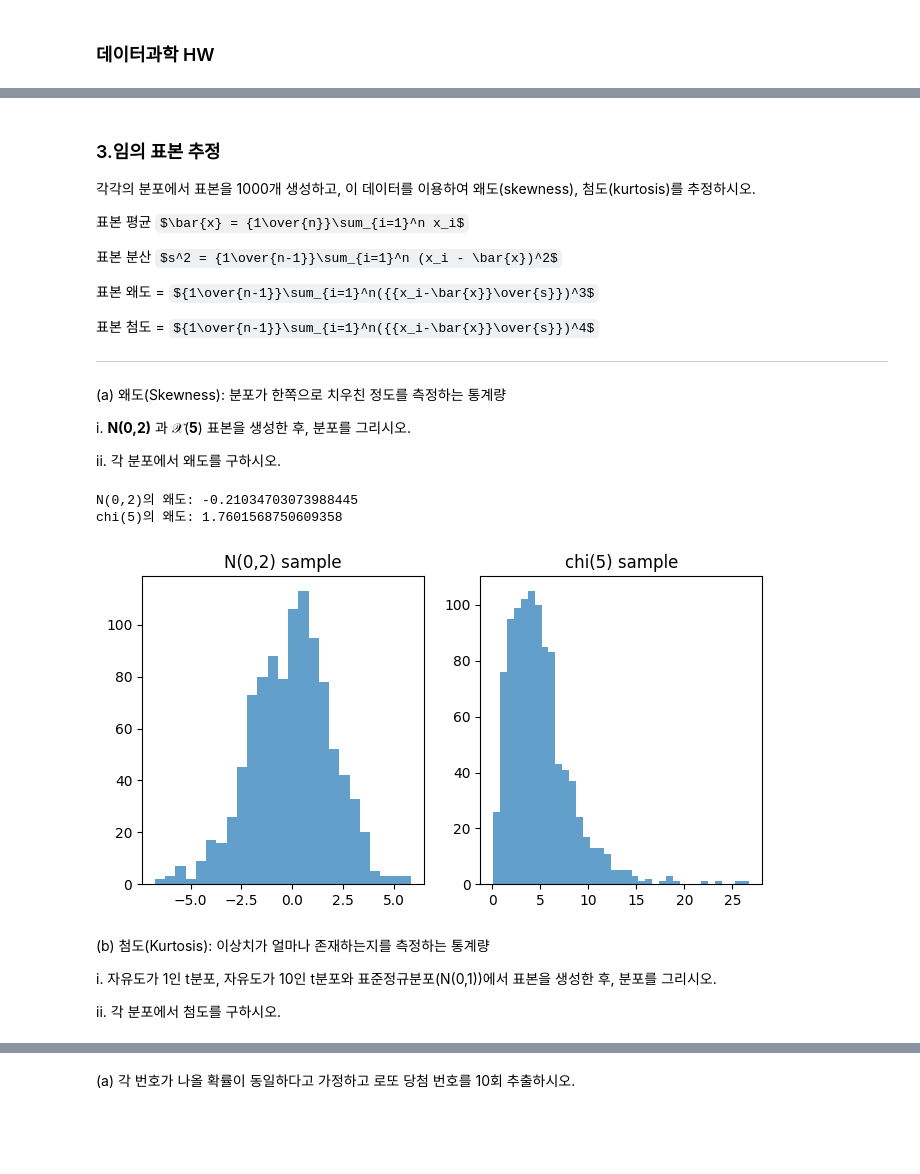
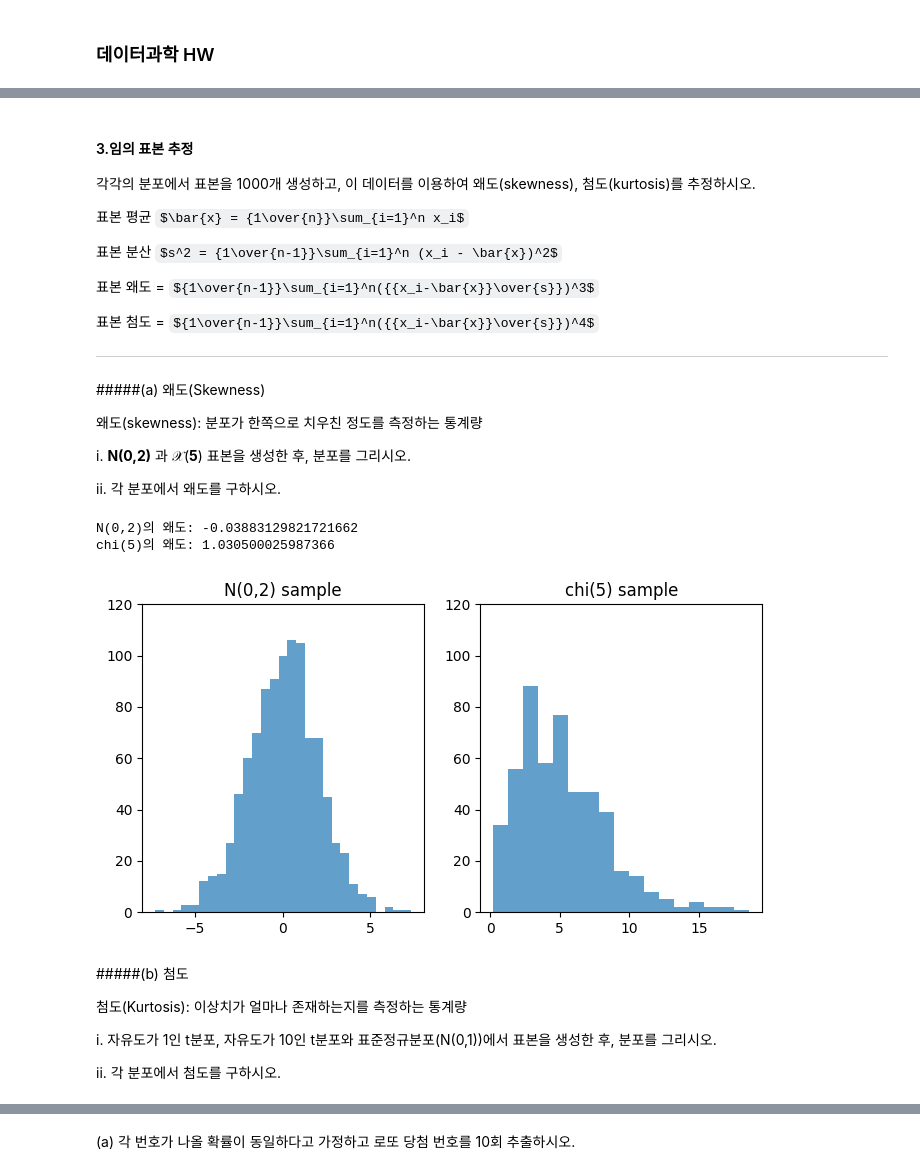
Before and after one commit to reiple/ds2_data_mining_hw, a Jupyter notebook: DataMining_HW.ipynb, the cells around one changed output, grey strips where cells are left out. Saved outputs shown, nothing was run; the diff lists cells and outputs as text; code cells hidden in the pictures; some formulas as TeX source; blank space fills up the shorter version.

```diff
--- a/DataMining_HW.ipynb
+++ b/DataMining_HW.ipynb
@@ -14,5 +26,5 @@ from collections import Counter
 # %% [markdown]
-### 3.임의 표본 추정
+#### 3.임의 표본 추정
 
 각각의 분포에서 표본을 1000개 생성하고, 이 데이터를 이용하여 왜도(skewness), 첨도(kurtosis)를 추정하시오.
 
@@ -26,36 +38,44 @@ from collections import Counter
 
 ---
 # %% [markdown]
-(a) 왜도(Skewness): 분포가 한쪽으로 치우친 정도를 측정하는 통계량
+#####(a) 왜도(Skewness)
+
+왜도(skewness): 분포가 한쪽으로 치우친 정도를 측정하는 통계량
 
 i. **N(0,2)** 과 𝒳(**5**) 표본을 생성한 후, 분포를 그리시오.
 
 ii. 각 분포에서 왜도를 구하시오.
 # %%
+import numpy as np
+import matplotlib.pyplot as plt
+
+from scipy.stats import norm, chi2
 from scipy.stats import skew
 
 
-normal_sample = norm.rvs(loc = 0, scale= 2, size=1000) #rvs : 랜덤 표본 생성하는 매서드, loc : 평균, scale : 표준편차
-chi_sample = chi2.rvs(5, size=1000)  # 자유도
+normal_sample = norm.rvs(loc = 0, scale= 2, size=1000)
+chi_sample = chi2.rvs(5, size=500)
 
 fig, (ax1, ax2) = plt.subplots(1, 2, figsize=(8,4))
-ax1.hist(x=normal_sample, bins='auto', alpha=0.7) # alpha : 투명도로 0에 가까울수록 요소가 투명해지고 1에 가까울수록 불투명해짐.
+ax1.hist(x=normal_sample, bins='auto', alpha=0.7)
 ax1.set_title('N(0,2) sample')
-# ax1.set_ylim([0,120])
+ax1.set_ylim([0,120])
 
 ax2.hist(x=chi_sample, bins='auto', alpha=0.7)
 ax2.set_title('chi(5) sample')
-# ax2.set_ylim([0,120])
+ax2.set_ylim([0,120])
 fig.show()
 
 print(f'N(0,2)의 왜도: {skew(normal_sample)}')
 print(f'chi(5)의 왜도: {skew(chi_sample)}')
 # %% [output]
-N(0,2)의 왜도: -0.21034703073988445
-chi(5)의 왜도: 1.7601568750609358
+N(0,2)의 왜도: -0.03883129821721662
+chi(5)의 왜도: 1.030500025987366
-[figure, old version]
+[figure, new version]
 # %% [markdown]
-(b) 첨도(Kurtosis): 이상치가 얼마나 존재하는지를 측정하는 통계량
+#####(b) 첨도
+
+첨도(Kurtosis): 이상치가 얼마나 존재하는지를 측정하는 통계량
 
 i. 자유도가 1인 t분포, 자유도가 10인 t분포와 표준정규분포(N(0,1))에서 표본을 생성한 후, 분포를 그리시오.
 
```
Also changed, not shown: parts of 122 cells of this notebook.
